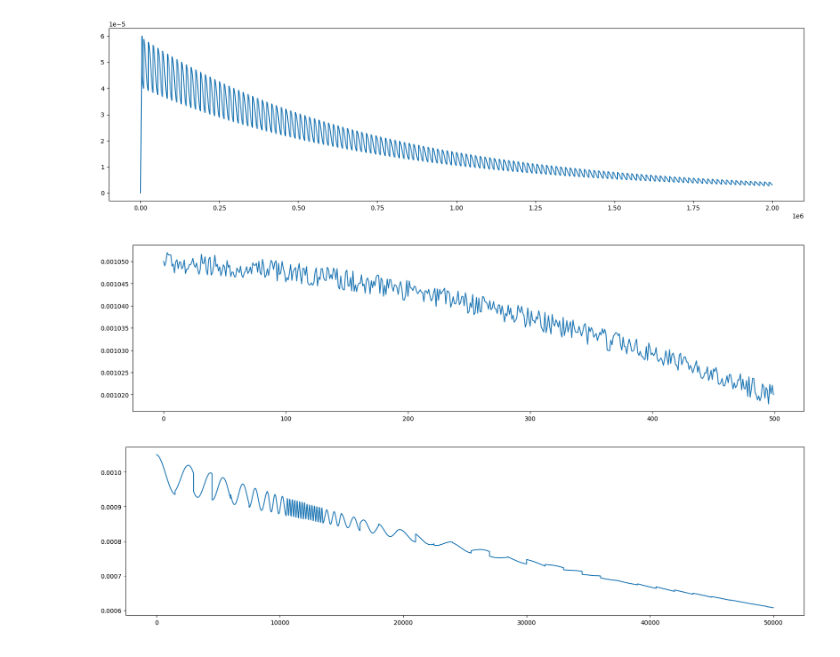
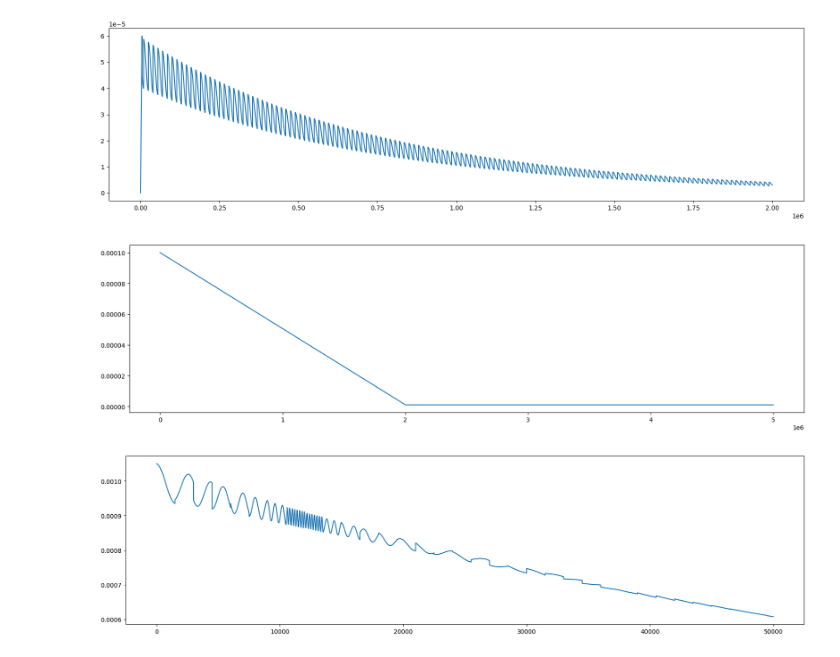
Before and after one commit to autumn-2-net/FORT_transform_V2, a Jupyter notebook: mbt.ipynb, the cells around one changed output. Saved outputs shown, nothing was run; the diff lists cells and outputs as text; code cells hidden in the pictures.

```diff
--- a/mbt.ipynb
+++ b/mbt.ipynb
@@ -74,6 +74,14 @@ def mmmctxadjust_lrss(last_epoch,T_0=15000,eta_min=0.00004,eta_max=0.00006,tmctx
         return cur_lr
 
 
+
+def linsse(last_epoch,step_t=2000000,stepm=0.000001,stepss=0.0001):
+        step_num = last_epoch+1
+
+        cur_lr=stepss-step_num*((stepss-stepm)/step_t)
+        if step_num>step_t:
+            cur_lr=stepm
+
         return cur_lr
 # %%
 from tqdm import tqdm
@@ -98,23 +106,23 @@ plt.show()
 # %%
 from tqdm import tqdm
 import random
 from matplotlib import pyplot as plt
 from matplotlib import cm
 from matplotlib import axes
 csc=[]
 sss=[]
 fff=plt.figure(figsize=(20,5))
 
-for i in tqdm(range(500)):
+for i in tqdm(range(5000000)):
     csc.append(i)
-    sss.append(adjust_lrss(i))
+    sss.append(linsse(i))
     if ctxadjust_lr(i)<0:
         print('cccccccccccccccc')
 
 plt.plot(csc,sss)
 plt.show()
 # %% [output]
-[figure, old version]
+[figure, new version]
 # %%
 from tqdm import tqdm
 import random
```
Also changed, not shown: 2 other files.
